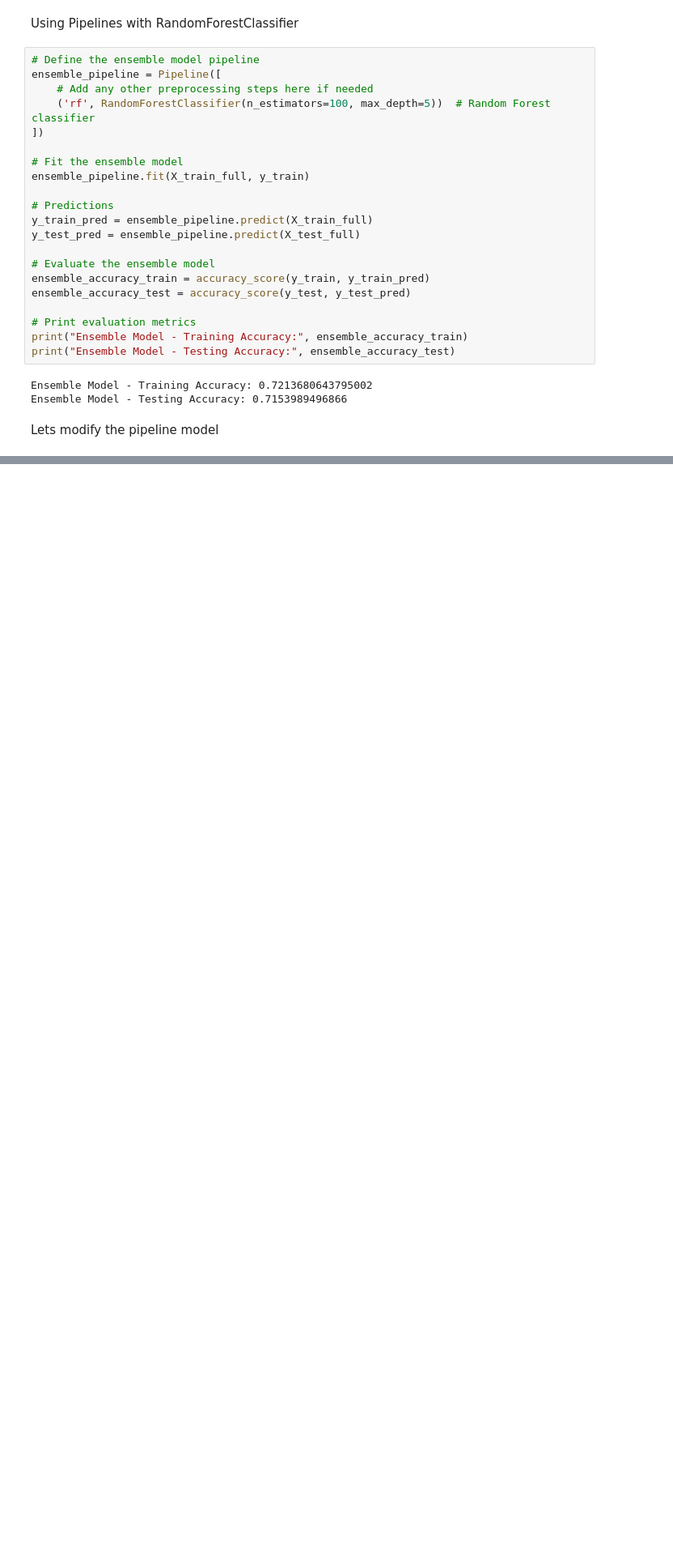
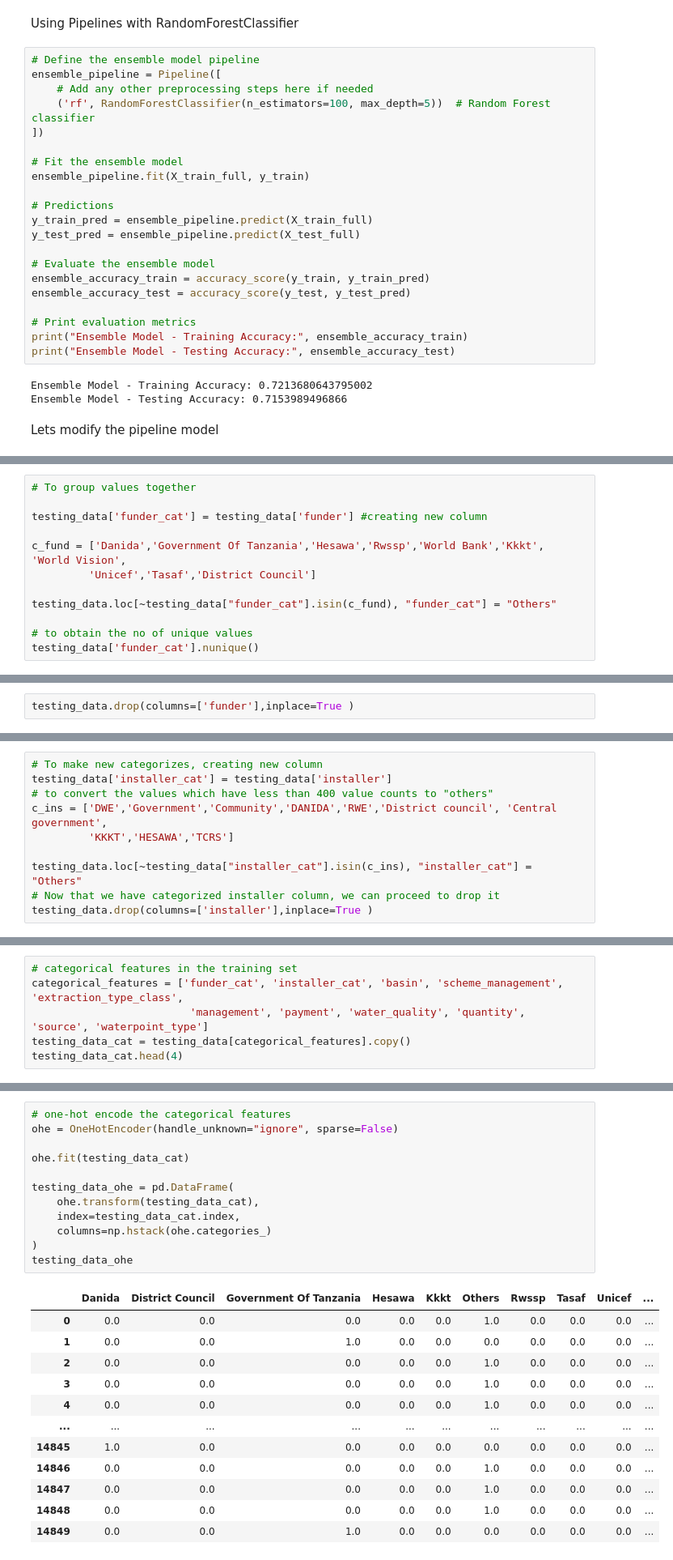
Before and after one commit to Kamaukaguru/Tanzania_water_wells_project, a Jupyter notebook: Eda and Modeling.ipynb, the cells around one changed output, grey strips where cells are left out. Shown at 81% size. Drawn from its saved outputs; the diff is of its cells as text; blank space fills up the shorter version.

```diff
--- a/Eda and Modeling.ipynb
+++ b/Eda and Modeling.ipynb
@@ -1049,0 +1083,12 @@ print("Stacking Classifier - Testing Accuracy:", stacking_accuracy_test)
+# %%
+# To group values together
+
+testing_data['funder_cat'] = testing_data['funder'] #creating new column
+
+c_fund = ['Danida','Government Of Tanzania','Hesawa','Rwssp','World Bank','Kkkt', 'World Vision',
+         'Unicef','Tasaf','District Council']
+
+testing_data.loc[~testing_data["funder_cat"].isin(c_fund), "funder_cat"] = "Others"
+
+# to obtain the no of unique values
+testing_data['funder_cat'].nunique()
@@ -1049,0 +1097,2 @@ print("Stacking Classifier - Testing Accuracy:", stacking_accuracy_test)
+# %%
+testing_data.drop(columns=['funder'],inplace=True )
@@ -1049,0 +1101,10 @@ print("Stacking Classifier - Testing Accuracy:", stacking_accuracy_test)
+# %%
+# To make new categorizes, creating new column
+testing_data['installer_cat'] = testing_data['installer']
+# to convert the values which have less than 400 value counts to "others"
+c_ins = ['DWE','Government','Community','DANIDA','RWE','District council', 'Central government',
+         'KKKT','HESAWA','TCRS']
+
+testing_data.loc[~testing_data["installer_cat"].isin(c_ins), "installer_cat"] = "Others"
+# Now that we have categorized installer column, we can proceed to drop it
+testing_data.drop(columns=['installer'],inplace=True )
@@ -1049,0 +1113,6 @@ print("Stacking Classifier - Testing Accuracy:", stacking_accuracy_test)
+# %%
+# categorical features in the training set
+categorical_features = ['funder_cat', 'installer_cat', 'basin', 'scheme_management', 'extraction_type_class',
+                         'management', 'payment', 'water_quality', 'quantity', 'source', 'waterpoint_type']
+testing_data_cat = testing_data[categorical_features].copy()
+testing_data_cat.head(4)
@@ -1049,0 +1125,25 @@ print("Stacking Classifier - Testing Accuracy:", stacking_accuracy_test)
+# %%
+# one-hot encode the categorical features
+ohe = OneHotEncoder(handle_unknown="ignore", sparse=False)
+
+ohe.fit(testing_data_cat)
+
+testing_data_ohe = pd.DataFrame(
+    ohe.transform(testing_data_cat),
+    index=testing_data_cat.index,
+    columns=np.hstack(ohe.categories_)
+)
+testing_data_ohe
+# %% [output]
+|  | Danida | District Council | Government Of Tanzania | Hesawa | Kkkt | Others | Rwssp | Tasaf | Unicef | ... |
+| 0 | 0.0 | 0.0 | 0.0 | 0.0 | 0.0 | 1.0 | 0.0 | 0.0 | 0.0 | ... |
+| 1 | 0.0 | 0.0 | 1.0 | 0.0 | 0.0 | 0.0 | 0.0 | 0.0 | 0.0 | ... |
+| 2 | 0.0 | 0.0 | 0.0 | 0.0 | 0.0 | 1.0 | 0.0 | 0.0 | 0.0 | ... |
+| 3 | 0.0 | 0.0 | 0.0 | 0.0 | 0.0 | 1.0 | 0.0 | 0.0 | 0.0 | ... |
+| 4 | 0.0 | 0.0 | 0.0 | 0.0 | 0.0 | 1.0 | 0.0 | 0.0 | 0.0 | ... |
+| ... | ... | ... | ... | ... | ... | ... | ... | ... | ... | ... |
+| 14845 | 1.0 | 0.0 | 0.0 | 0.0 | 0.0 | 0.0 | 0.0 | 0.0 | 0.0 | ... |
+| 14846 | 0.0 | 0.0 | 0.0 | 0.0 | 0.0 | 1.0 | 0.0 | 0.0 | 0.0 | ... |
+| 14847 | 0.0 | 0.0 | 0.0 | 0.0 | 0.0 | 1.0 | 0.0 | 0.0 | 0.0 | ... |
+| 14848 | 0.0 | 0.0 | 0.0 | 0.0 | 0.0 | 1.0 | 0.0 | 0.0 | 0.0 | ... |
+| 14849 | 0.0 | 0.0 | 1.0 | 0.0 | 0.0 | 0.0 | 0.0 | 0.0 | 0.0 | ... |
```
Also changed, not shown: parts of 22 cells of this notebook, 1 other file.
